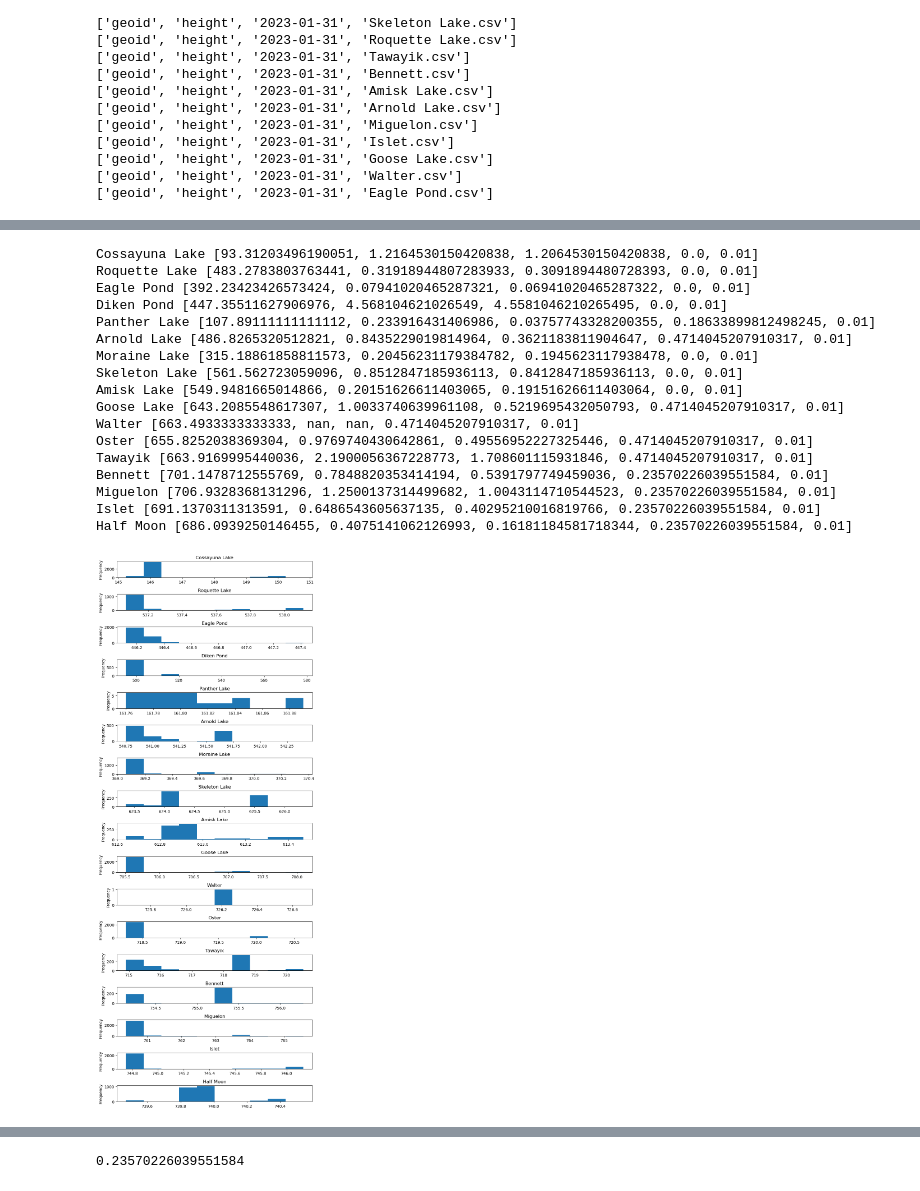
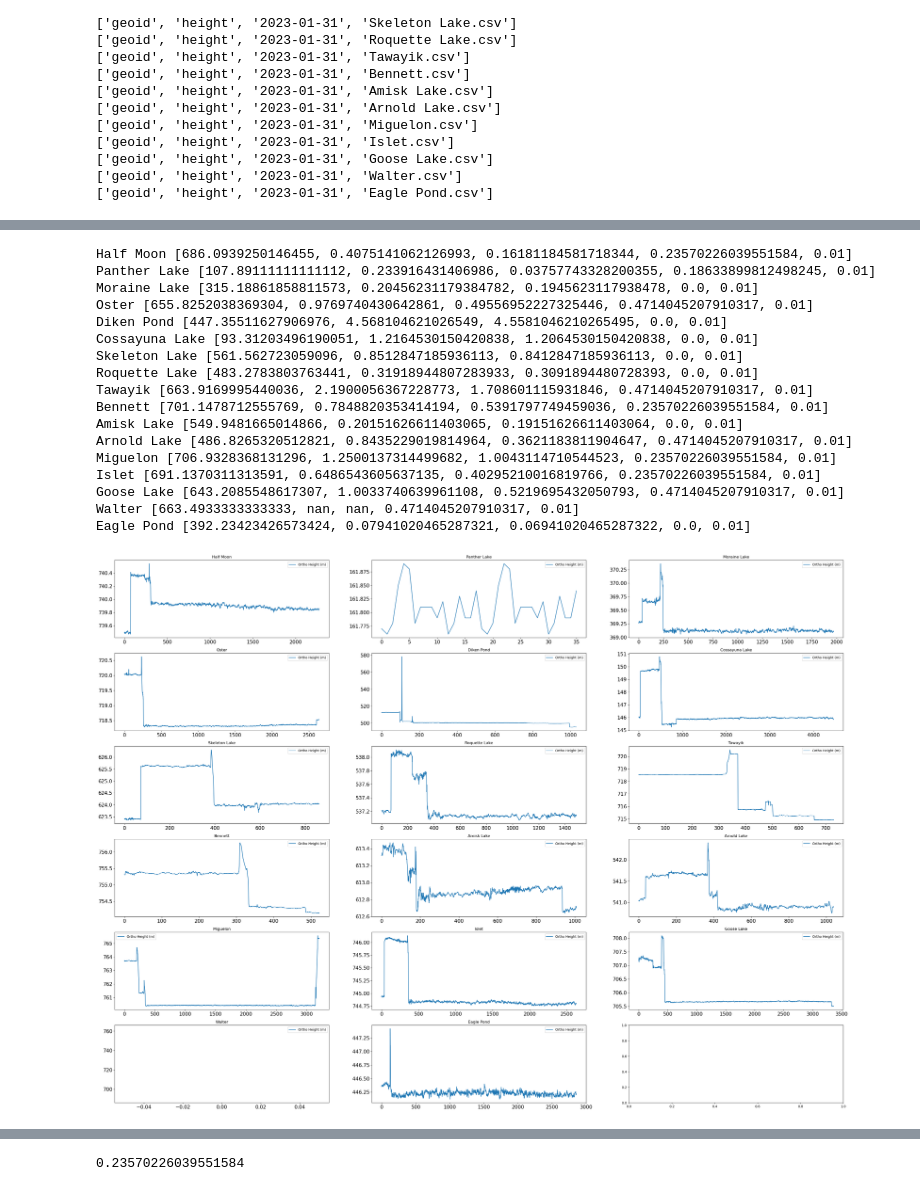
Before and after one commit to anmagomez/radar_altimetry_eval, a Jupyter notebook: src/GNSS_Tutorial.ipynb, the cells around one changed output, grey strips where cells are left out. Saved outputs shown, nothing was run; the diff lists cells and outputs as text; code cells hidden in the pictures.

```diff
--- a/src/GNSS_Tutorial.ipynb
+++ b/src/GNSS_Tutorial.ipynb
@@ -156,6 +156,7 @@ df_all_AC_1s
 39332 rows × 7 columns
 # %%
 #Read notes file
+root='../data/GNSS/'
 df_lakes=pd.read_csv(root+'notes.csv')
 # %%
 df_lakes['median_h']=[np.median([x[1][2],x[1][3],x[1][4]]) for x in df_lakes.iterrows()]
@@ -292,5 +293,7 @@ for path, subdirs, files in os.walk(root):
 ['geoid', 'height', '2023-01-31', 'Eagle Pond.csv']
 # %%
 # df_all_1s_final['lake'].unique()
-df_all_1s_final.plot(kind='scatter', y='Ortho Height (m)', x='index', subplots=True )
+# df_all_1s_final.plot(kind='scatter', y='Ortho Height (m)', x='index', subplots=True )
+list_lakes=df_all_1s_final['lake'].unique()
+list_lakes
 # %% [output]
@@ -303,8 +308,9 @@ df_all_1s_final['lake'].unique()
 df_gnss_total=pd.DataFrame()
 # fig, ax=plt.subplots(len(df_all_1s_final['lake'].unique()), figsize=(8,20))
 # fig1, ax1=plt.subplots(len(df_all_1s_final['lake'].unique()), figsize=(8,40))
-fig, ax=plt.subplots(len(df_all_1s_final['lake'].unique()), figsize=(8,20))
-fig1, ax1=plt.subplots(len(df_all_1s_final['lake'].unique()), figsize=(8,40))
+# fig, ax=plt.subplots(len(df_all_1s_final['lake'].unique()), figsize=(8,20))
+x=int(len(df_all_1s_final['lake'].unique())/3+1)
+fig1, ax1=plt.subplots(x, 3, figsize=(40,30))
 i=0
 j=0
 df_results=pd.DataFrame()
@@ -313,47 +319,64 @@ for lake in list_lakes:
     if df.shape[0]!=0:
         start_row=((df_lakes['Lake']==lake)&(df_lakes['Start_End']=='S'))
         end_row=((df_lakes['Lake']==lake)&(df_lakes['Start_End']=='E'))
         val_start=df_lakes.loc[start_row, ['Right', 'Left','Back']].values[0]
         val_end=df_lakes.loc[end_row, ['Right', 'Left','Back']].values[0]
         meanAh=np.mean(np.concatenate((val_start, val_end)))
         stdAh=np.std(np.concatenate((val_start, val_end)))
 
         meanOth=df['Ortho Height (m)'].mean()
         stdOth=df['Ortho Height (m)'].std()
         surface_GNSS=meanOth-meanAh
         surface_Error=stdOth+stdAh+0.01
 
-        df.plot(y='Ortho Height (m)', use_index=True,title=lake,ax=ax1[i,j] )
-        df['Ortho Height (m)'].plot(kind='hist', title=lake,ax=ax[i,j])
-        if j>5:
+        q95=df['Ortho Height (m)'].quantile(q=0.95)
+
+
+        mean95=df.loc[df['Ortho Height (m)']<=q95, 'Ortho Height (m)'].mean()
+
+        std95=df.loc[df['Ortho Height (m)']<=q95, 'Ortho Height (m)'].std()
+        surface_GNSS95=mean95-meanAh
+        surface_Error_95=stdAh+std95+0.01
+
+        df_output=pd.DataFrame(data={'lake':lake, 'surface_GNSS':surface_GNSS, 'surface_Error':surface_Error, 'stdOth':stdOth,
+                                     'stdAh':stdAh, 'surface_GNSS95':surface_GNSS95, 'surface_Error_95':surface_Error_95, 'std95':std95}, index=[0])
+        df_results=pd.concat((df_results, df_output), axis=0, ignore_index=True)
+        df.plot(y='Ortho Height (m)', use_index=True,title=lake,ax=ax1[i,j], label=None )
+        # df['Ortho Height (m)'].plot(kind='hist', title=lake,ax=ax[i,j])
+        ax1[i,j].tick_params(labelsize = 15)
+
+        if j>=2:
             j=0
-            i=i+1
+            if i>=x:
+                i=0
+            else:
+                i=i+1
         else:
             j=j+1
 
 
 
 
 
         # print([medianOth,medianAh], [stdOth,stdAh])
         print(lake,[surface_GNSS,surface_Error, stdOth,stdAh,0.01] )
 fig.tight_layout()
 # %% [output]
+Half Moon [686.0939250146455, 0.4075141062126993, 0.16181184581718344, 0.23570226039551584, 0.01]
+Panther Lake [107.89111111111112, 0.233916431406986, 0.03757743328200355, 0.18633899812498245, 0.01]
+Moraine Lake [315.18861858811573, 0.20456231179384782, 0.1945623117938478, 0.0, 0.01]
+Oster [655.8252038369304, 0.9769740430642861, 0.49556952227325446, 0.4714045207910317, 0.01]
+Diken Pond [447.35511627906976, 4.568104621026549, 4.5581046210265495, 0.0, 0.01]
 Cossayuna Lake [93.31203496190051, 1.2164530150420838, 1.2064530150420838, 0.0, 0.01]
+Skeleton Lake [561.562723059096, 0.8512847185936113, 0.8412847185936113, 0.0, 0.01]
 Roquette Lake [483.2783803763441, 0.31918944807283933, 0.3091894480728393, 0.0, 0.01]
-Eagle Pond [392.23423426573424, 0.07941020465287321, 0.06941020465287322, 0.0, 0.01]
-Diken Pond [447.35511627906976, 4.568104621026549, 4.5581046210265495, 0.0, 0.01]
-Panther Lake [107.89111111111112, 0.233916431406986, 0.03757743328200355, 0.18633899812498245, 0.01]
+Tawayik [663.9169995440036, 2.1900056367228773, 1.708601115931846, 0.4714045207910317, 0.01]
+Bennett [701.1478712555769, 0.7848820353414194, 0.5391797749459036, 0.23570226039551584, 0.01]
+Amisk Lake [549.9481665014866, 0.20151626611403065, 0.19151626611403064, 0.0, 0.01]
 Arnold Lake [486.8265320512821, 0.8435229019814964, 0.3621183811904647, 0.4714045207910317, 0.01]
-Moraine Lake [315.18861858811573, 0.20456231179384782, 0.1945623117938478, 0.0, 0.01]
-Skeleton Lake [561.562723059096, 0.8512847185936113, 0.8412847185936113, 0.0, 0.01]
-Amisk Lake [549.9481665014866, 0.20151626611403065, 0.19151626611403064, 0.0, 0.01]
+Miguelon [706.9328368131296, 1.2500137314499682, 1.0043114710544523, 0.23570226039551584, 0.01]
+Islet [691.1370311313591, 0.6486543605637135, 0.40295210016819766, 0.23570226039551584, 0.01]
 Goose Lake [643.2085548617307, 1.0033740639961108, 0.5219695432050793, 0.4714045207910317, 0.01]
 Walter [663.4933333333333, nan, nan, 0.4714045207910317, 0.01]
-Oster [655.8252038369304, 0.9769740430642861, 0.49556952227325446, 0.4714045207910317, 0.01]
-Tawayik [663.9169995440036, 2.1900056367228773, 1.708601115931846, 0.4714045207910317, 0.01]
-Bennett [701.1478712555769, 0.7848820353414194, 0.5391797749459036, 0.23570226039551584, 0.01]
-Miguelon [706.9328368131296, 1.2500137314499682, 1.0043114710544523, 0.23570226039551584, 0.01]
-Islet [691.1370311313591, 0.6486543605637135, 0.40295210016819766, 0.23570226039551584, 0.01]
-Half Moon [686.0939250146455, 0.4075141062126993, 0.16181184581718344, 0.23570226039551584, 0.01]
+Eagle Pond [392.23423426573424, 0.07941020465287321, 0.06941020465287322, 0.0, 0.01]
-[figure, old version]
+[figure, new version]
```
Also changed, not shown: parts of 3 cells of this notebook.
